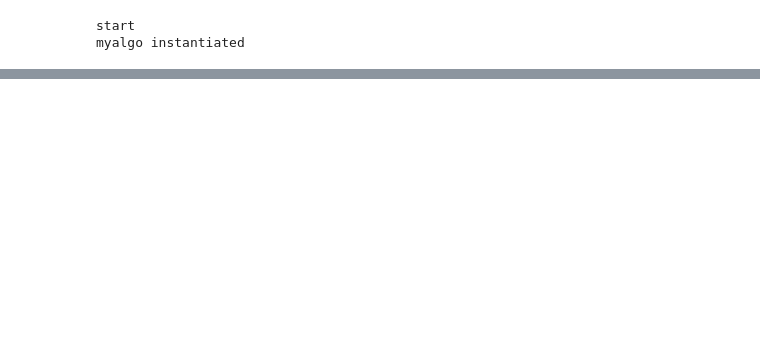
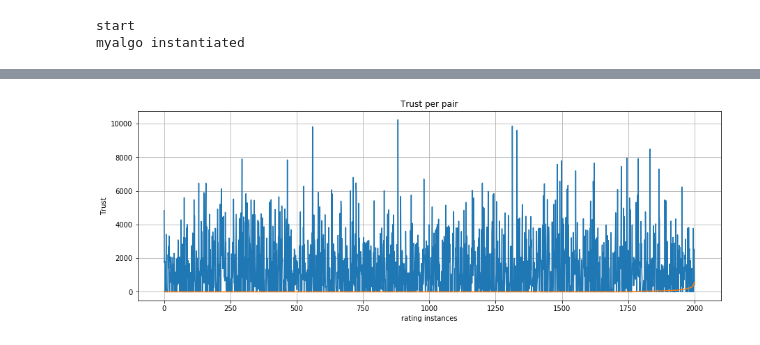
Before and after one commit to xahiru/imp2conf, a Jupyter notebook: implicittrustrun.ipynb, the cells around one changed output, grey strips where cells are left out. Cells and saved outputs as stored; diff of their text form; code cells hidden in the pictures; blank space fills up the shorter version.

```diff
--- a/implicittrustrun.ipynb
+++ b/implicittrustrun.ipynb
@@ -126,0 +217,4 @@ df.head()
+# %%
+graph_trust_pairs(df, 2000)
+# %% [output]
+[figure, added]
```
Also changed, not shown: parts of 32 cells of this notebook, 3 other files.
